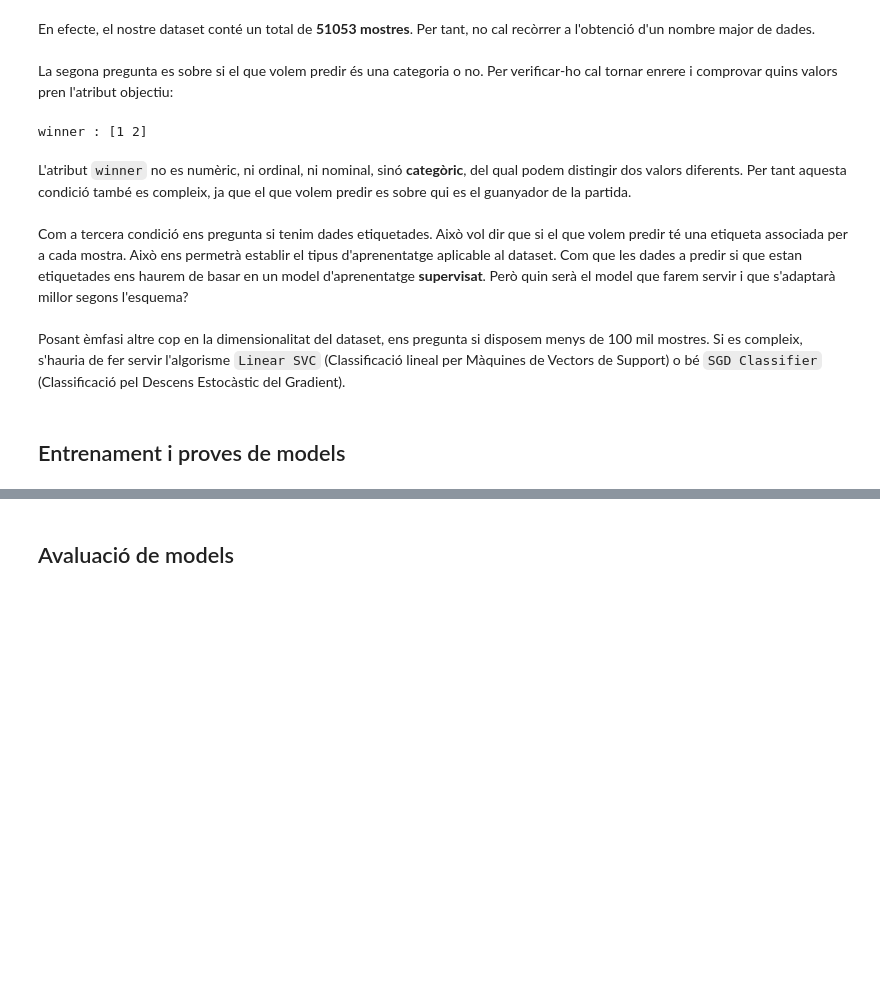
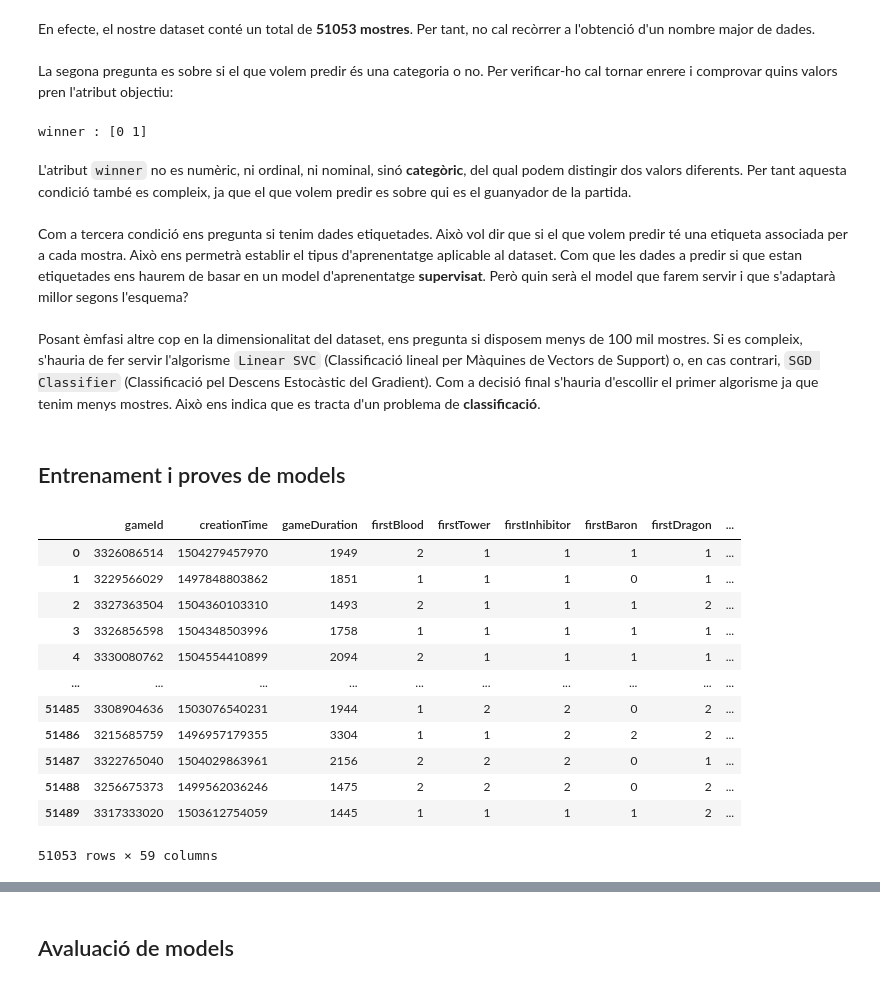
Before and after one commit to RubenRS040398/CasKaggleLoL, a Jupyter notebook: Kaggle.ipynb, the cells around one changed output, grey strips where cells are left out. Cells and saved outputs as stored; diff of their text form; code cells hidden in the pictures; blank space fills up the shorter version.

```diff
--- a/Kaggle.ipynb
+++ b/Kaggle.ipynb
@@ -234,2 +234,5 @@ Segons la informació anterior, `winner` pren valors binaris entre 0 i 1 mentre
+# %%
+dataset.loc[dataset.winner == 1, 'winner'] = 0
+dataset.loc[dataset.winner == 2, 'winner'] = 1
 # %% [markdown]
 Gràcies als boxplots anteriors podem afirmar que hi han outliers en alguns atributs del dataset. Molts d'aquests, però, no estan considerats com a errors d'inserció de dades i per tant encara no podem determinar quin impacte tindrà en l'anàlisi de resultats de les prediccions, així que de moment es mantindrà el dataset amb outliers.
@@ -273,10 +283,27 @@ La segona pregunta es sobre si el que volem predir és una categoria o no. Per v
 # %%
 print('winner :', dataset['winner'].unique())
 # %% [output]
-winner : [1 2]
+winner : [0 1]
 # %% [markdown]
 L'atribut `winner` no es numèric, ni ordinal, ni nominal, sinó **categòric**, del qual podem distingir dos valors diferents. Per tant aquesta condició també es compleix, ja que el que volem predir es sobre qui es el guanyador de la partida.<br/><br/>
 Com a tercera condició ens pregunta si tenim dades etiquetades. Això vol dir que si el que volem predir té una etiqueta associada per a cada mostra. Això ens permetrà establir el tipus d'aprenentatge aplicable al dataset. Com que les dades a predir si que estan etiquetades ens haurem de basar en un model d'aprenentatge **supervisat**. Però quin serà el model que farem servir i que s'adaptarà millor segons l'esquema?<br/><br/>
-Posant èmfasi altre cop en la dimensionalitat del dataset, ens pregunta si disposem menys de 100 mil mostres. Si es compleix, s'hauria de fer servir l'algorisme `Linear SVC` (Classificació lineal per Màquines de Vectors de Support) o bé `SGD Classifier` (Classificació pel Descens Estocàstic del Gradient).
+Posant èmfasi altre cop en la dimensionalitat del dataset, ens pregunta si disposem menys de 100 mil mostres. Si es compleix, s'hauria de fer servir l'algorisme `Linear SVC` (Classificació lineal per Màquines de Vectors de Support) o, en cas contrari, `SGD Classifier` (Classificació pel Descens Estocàstic del Gradient). Com a decisió final s'hauria d'escollir el primer algorisme ja que tenim menys mostres. Això ens indica que es tracta d'un problema de **classificació**.
 # %% [markdown]
 ## Entrenament i proves de models
+# %%
+ds_carac = dataset.drop('winner',axis=1)
+ds_carac
+# %% [output]
+|  | gameId | creationTime | gameDuration | firstBlood | firstTower | firstInhibitor | firstBaron | firstDragon | ... |
+| 0 | 3326086514 | 1504279457970 | 1949 | 2 | 1 | 1 | 1 | 1 | ... |
+| 1 | 3229566029 | 1497848803862 | 1851 | 1 | 1 | 1 | 0 | 1 | ... |
+| 2 | 3327363504 | 1504360103310 | 1493 | 2 | 1 | 1 | 1 | 2 | ... |
+| 3 | 3326856598 | 1504348503996 | 1758 | 1 | 1 | 1 | 1 | 1 | ... |
+| 4 | 3330080762 | 1504554410899 | 2094 | 2 | 1 | 1 | 1 | 1 | ... |
+| ... | ... | ... | ... | ... | ... | ... | ... | ... | ... |
+| 51485 | 3308904636 | 1503076540231 | 1944 | 1 | 2 | 2 | 0 | 2 | ... |
+| 51486 | 3215685759 | 1496957179355 | 3304 | 1 | 1 | 2 | 2 | 2 | ... |
+| 51487 | 3322765040 | 1504029863961 | 2156 | 2 | 2 | 2 | 0 | 1 | ... |
+| 51488 | 3256675373 | 1499562036246 | 1475 | 2 | 2 | 2 | 0 | 2 | ... |
+| 51489 | 3317333020 | 1503612754059 | 1445 | 1 | 1 | 1 | 1 | 2 | ... |
+51053 rows × 59 columns
```
Also changed, not shown: parts of 19 cells of this notebook.
